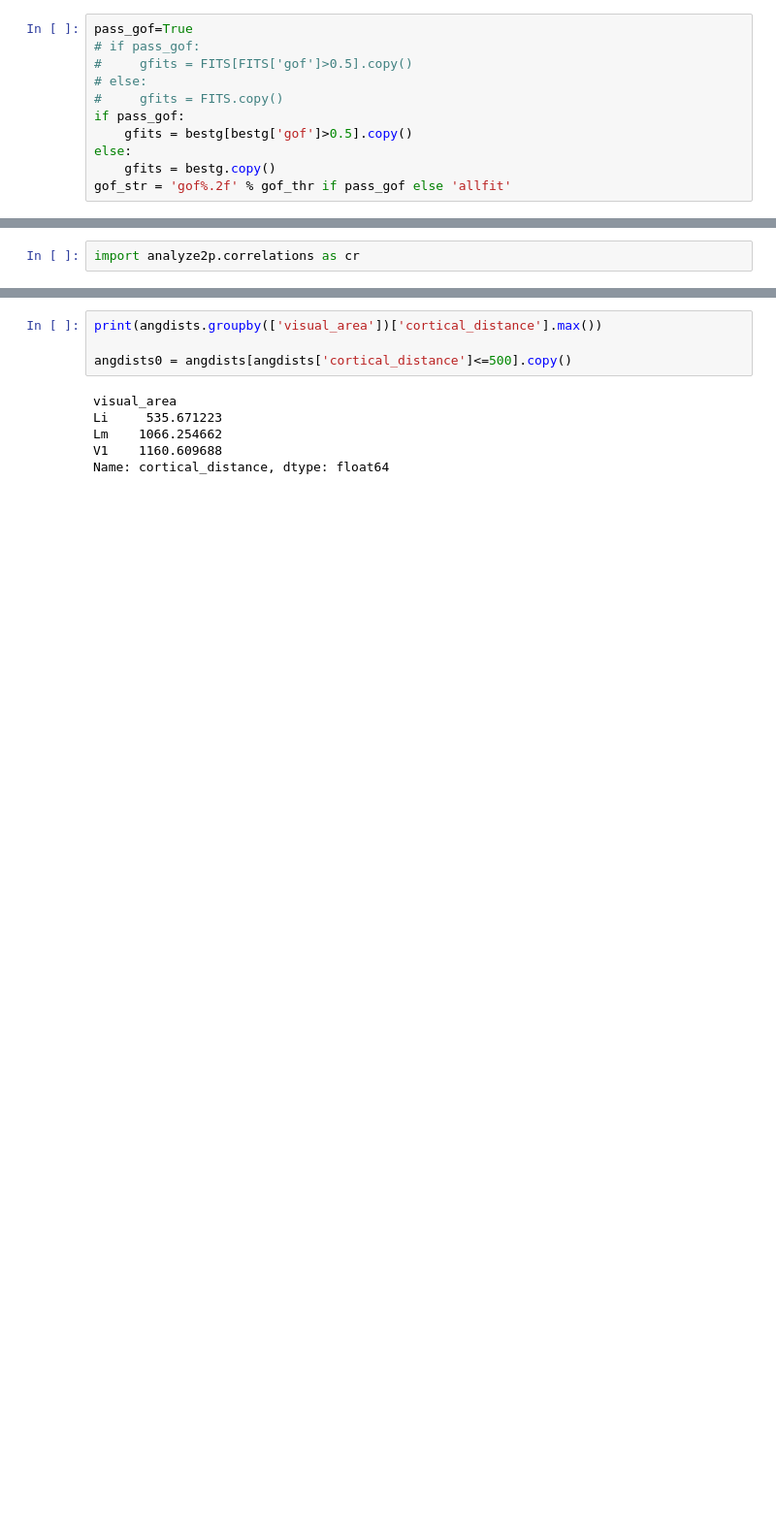
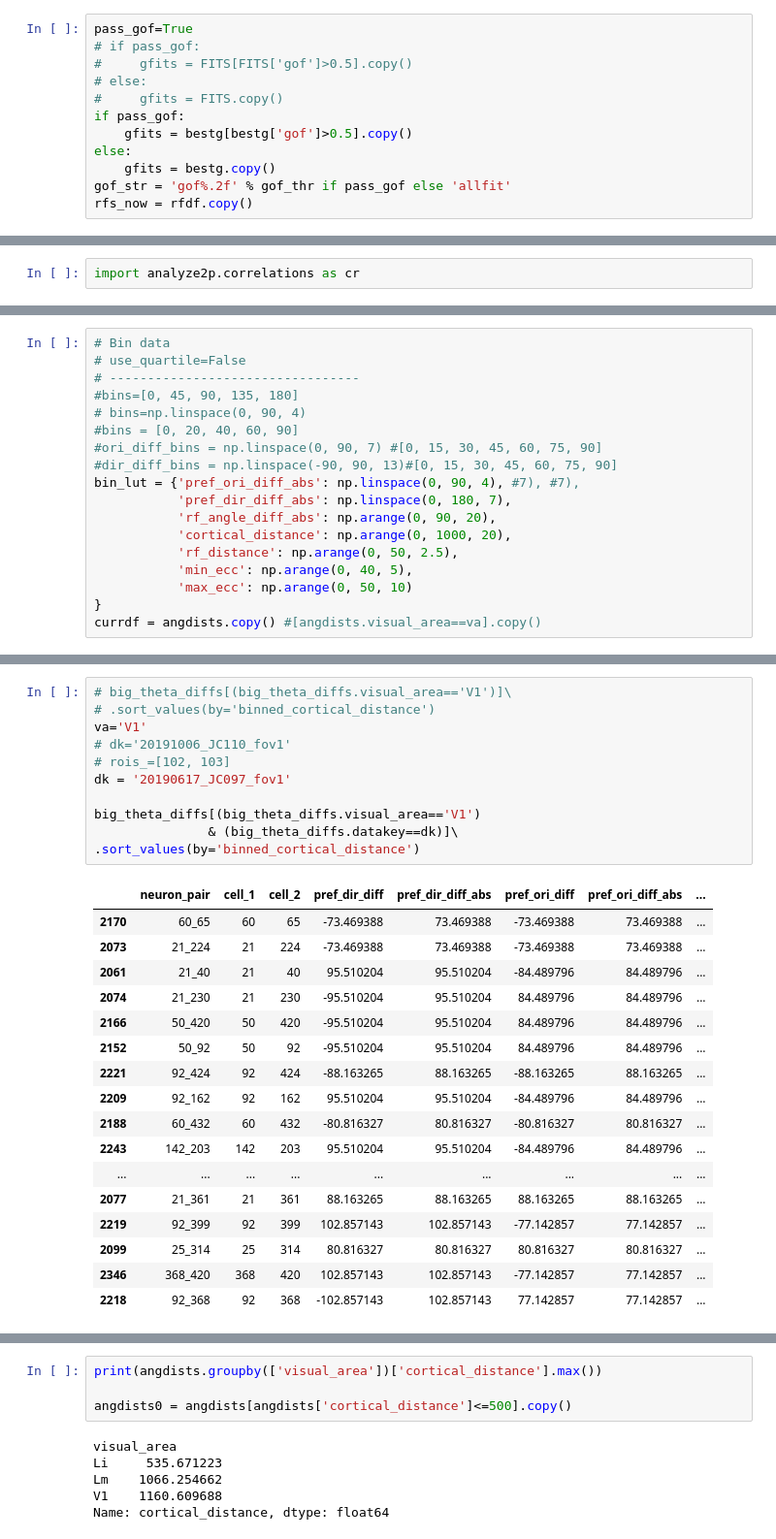
Before and after one commit to julianarhee/rat-2p-area-characterizations, a Jupyter notebook: analyze2p/gratings/gratings-correlations.ipynb, the cells around one changed output, grey strips where cells are left out. Shown at 97% size. Drawn from its saved outputs; the diff is of its cells as text; blank space fills up the shorter version.

```diff
--- a/analyze2p/gratings/gratings-correlations.ipynb
+++ b/analyze2p/gratings/gratings-correlations.ipynb
@@ -242,4 +224,5 @@ if pass_gof:
 else:
     gfits = bestg.copy()
 gof_str = 'gof%.2f' % gof_thr if pass_gof else 'allfit'
+rfs_now = rfdf.copy()
 # %%
@@ -339,0 +509,18 @@ pl.subplots_adjust(bottom=0.3, right=0.7)
+# %%
+# Bin data
+# use_quartile=False
+# ---------------------------------
+#bins=[0, 45, 90, 135, 180]
+# bins=np.linspace(0, 90, 4)
+#bins = [0, 20, 40, 60, 90]
+#ori_diff_bins = np.linspace(0, 90, 7) #[0, 15, 30, 45, 60, 75, 90]
+#dir_diff_bins = np.linspace(-90, 90, 13)#[0, 15, 30, 45, 60, 75, 90]
+bin_lut = {'pref_ori_diff_abs': np.linspace(0, 90, 4), #7), #7),
+           'pref_dir_diff_abs': np.linspace(0, 180, 7),
+           'rf_angle_diff_abs': np.arange(0, 90, 20),
+           'cortical_distance': np.arange(0, 1000, 20),
+           'rf_distance': np.arange(0, 50, 2.5),
+           'min_ecc': np.arange(0, 40, 5),
+           'max_ecc': np.arange(0, 50, 10)
+}
+currdf = angdists.copy() #[angdists.visual_area==va].copy()
@@ -339,0 +771,29 @@ pl.subplots_adjust(bottom=0.3, right=0.7)
+# %%
+# big_theta_diffs[(big_theta_diffs.visual_area=='V1')]\
+# .sort_values(by='binned_cortical_distance')
+va='V1'
+# dk='20191006_JC110_fov1'
+# rois_=[102, 103]
+dk = '20190617_JC097_fov1'
+
+big_theta_diffs[(big_theta_diffs.visual_area=='V1')
+               & (big_theta_diffs.datakey==dk)]\
+.sort_values(by='binned_cortical_distance')
+# %% [output]
+|  | neuron_pair | cell_1 | cell_2 | pref_dir_diff | pref_dir_diff_abs | pref_ori_diff | pref_ori_diff_abs | ... |
+| 2170 | 60_65 | 60 | 65 | -73.469388 | 73.469388 | -73.469388 | 73.469388 | ... |
+| 2073 | 21_224 | 21 | 224 | -73.469388 | 73.469388 | -73.469388 | 73.469388 | ... |
+| 2061 | 21_40 | 21 | 40 | 95.510204 | 95.510204 | -84.489796 | 84.489796 | ... |
+| 2074 | 21_230 | 21 | 230 | -95.510204 | 95.510204 | 84.489796 | 84.489796 | ... |
+| 2166 | 50_420 | 50 | 420 | -95.510204 | 95.510204 | 84.489796 | 84.489796 | ... |
+| 2152 | 50_92 | 50 | 92 | -95.510204 | 95.510204 | 84.489796 | 84.489796 | ... |
+| 2221 | 92_424 | 92 | 424 | -88.163265 | 88.163265 | -88.163265 | 88.163265 | ... |
+| 2209 | 92_162 | 92 | 162 | 95.510204 | 95.510204 | -84.489796 | 84.489796 | ... |
+| 2188 | 60_432 | 60 | 432 | -80.816327 | 80.816327 | -80.816327 | 80.816327 | ... |
+| 2243 | 142_203 | 142 | 203 | 95.510204 | 95.510204 | -84.489796 | 84.489796 | ... |
+| ... | ... | ... | ... | ... | ... | ... | ... | ... |
+| 2077 | 21_361 | 21 | 361 | 88.163265 | 88.163265 | 88.163265 | 88.163265 | ... |
+| 2219 | 92_399 | 92 | 399 | 102.857143 | 102.857143 | -77.142857 | 77.142857 | ... |
+| 2099 | 25_314 | 25 | 314 | 80.816327 | 80.816327 | 80.816327 | 80.816327 | ... |
+| 2346 | 368_420 | 368 | 420 | 102.857143 | 102.857143 | -77.142857 | 77.142857 | ... |
+| 2218 | 92_368 | 92 | 368 | -102.857143 | 102.857143 | 77.142857 | 77.142857 | ... |
```
Also changed, not shown: parts of 65 cells of this notebook, 8 other files.
